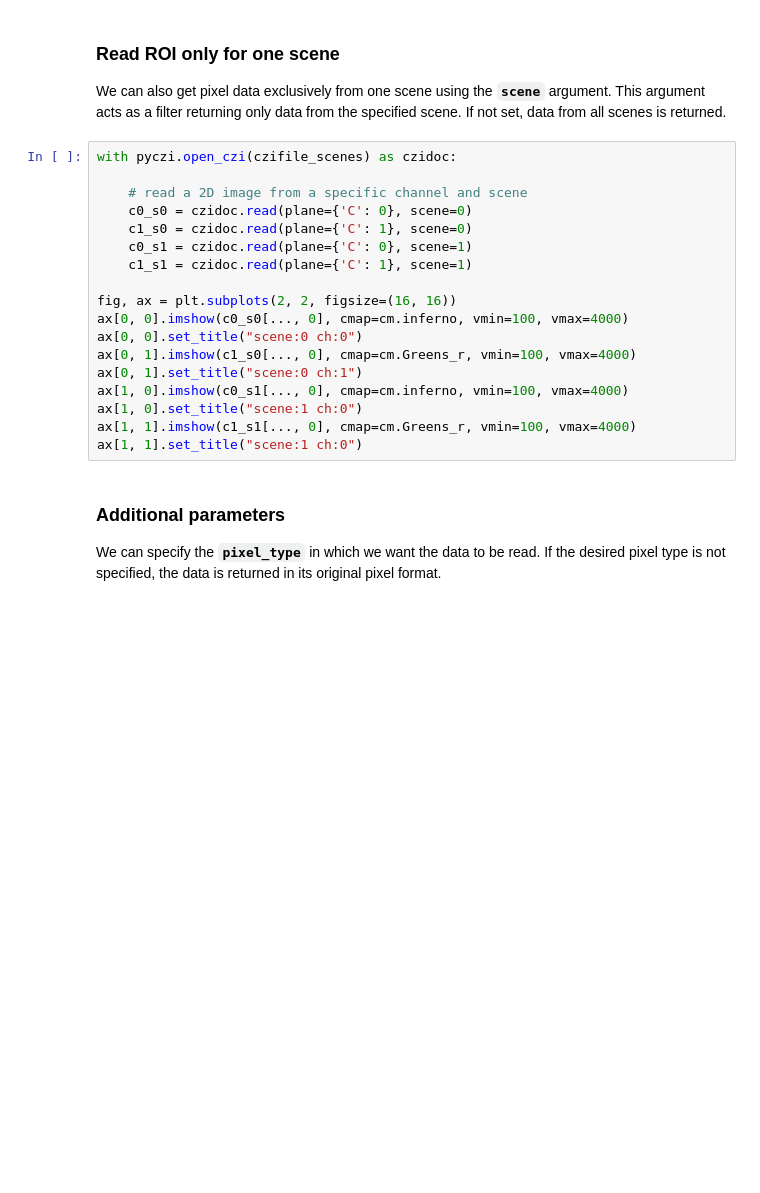
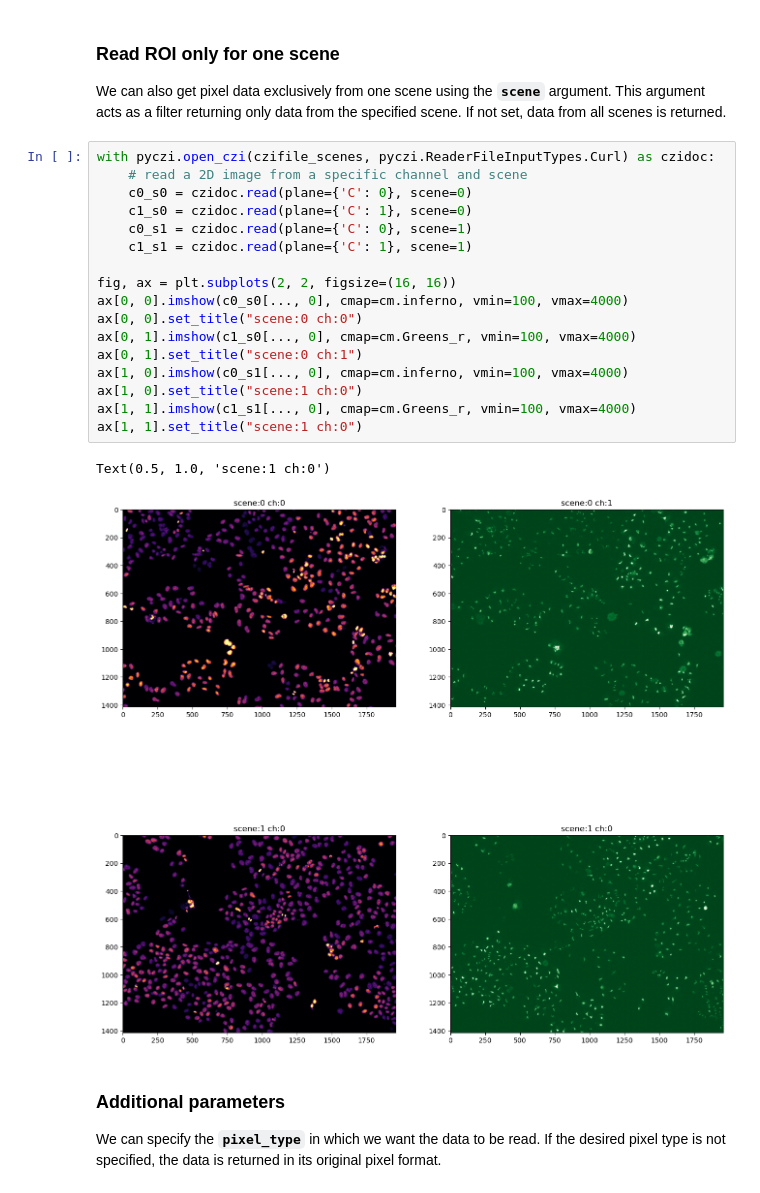
Before and after one commit to zeissmicroscopy/ZEN_API_Python_CZI_workshop, a Jupyter notebook: workshop/notebooks/using_pylibCZIrw.ipynb, the cells around one changed output. Cells and saved outputs as stored; diff of their text form; blank space fills up the shorter version.

```diff
--- a/workshop/notebooks/using_pylibCZIrw.ipynb
+++ b/workshop/notebooks/using_pylibCZIrw.ipynb
@@ -284,23 +315,25 @@ ax[1].set_title("ch1")
 We can also get pixel data exclusively from one scene using the **`scene`** argument. This argument acts as
 a filter returning only data from the specified scene. If not set, data from all scenes is returned.
 # %%
-with pyczi.open_czi(czifile_scenes) as czidoc:
-
+with pyczi.open_czi(czifile_scenes, pyczi.ReaderFileInputTypes.Curl) as czidoc:
     # read a 2D image from a specific channel and scene
     c0_s0 = czidoc.read(plane={'C': 0}, scene=0)
     c1_s0 = czidoc.read(plane={'C': 1}, scene=0)
     c0_s1 = czidoc.read(plane={'C': 0}, scene=1)
     c1_s1 = czidoc.read(plane={'C': 1}, scene=1)
 
 fig, ax = plt.subplots(2, 2, figsize=(16, 16))
 ax[0, 0].imshow(c0_s0[..., 0], cmap=cm.inferno, vmin=100, vmax=4000)
 ax[0, 0].set_title("scene:0 ch:0")
 ax[0, 1].imshow(c1_s0[..., 0], cmap=cm.Greens_r, vmin=100, vmax=4000)
 ax[0, 1].set_title("scene:0 ch:1")
 ax[1, 0].imshow(c0_s1[..., 0], cmap=cm.inferno, vmin=100, vmax=4000)
 ax[1, 0].set_title("scene:1 ch:0")
 ax[1, 1].imshow(c1_s1[..., 0], cmap=cm.Greens_r, vmin=100, vmax=4000)
 ax[1, 1].set_title("scene:1 ch:0")
+# %% [output]
+Text(0.5, 1.0, 'scene:1 ch:0')
+[figure, added]
 # %% [markdown]
 ### Additional parameters
 
```
Also changed, not shown: parts of 16 cells of this notebook, 2 other files.
